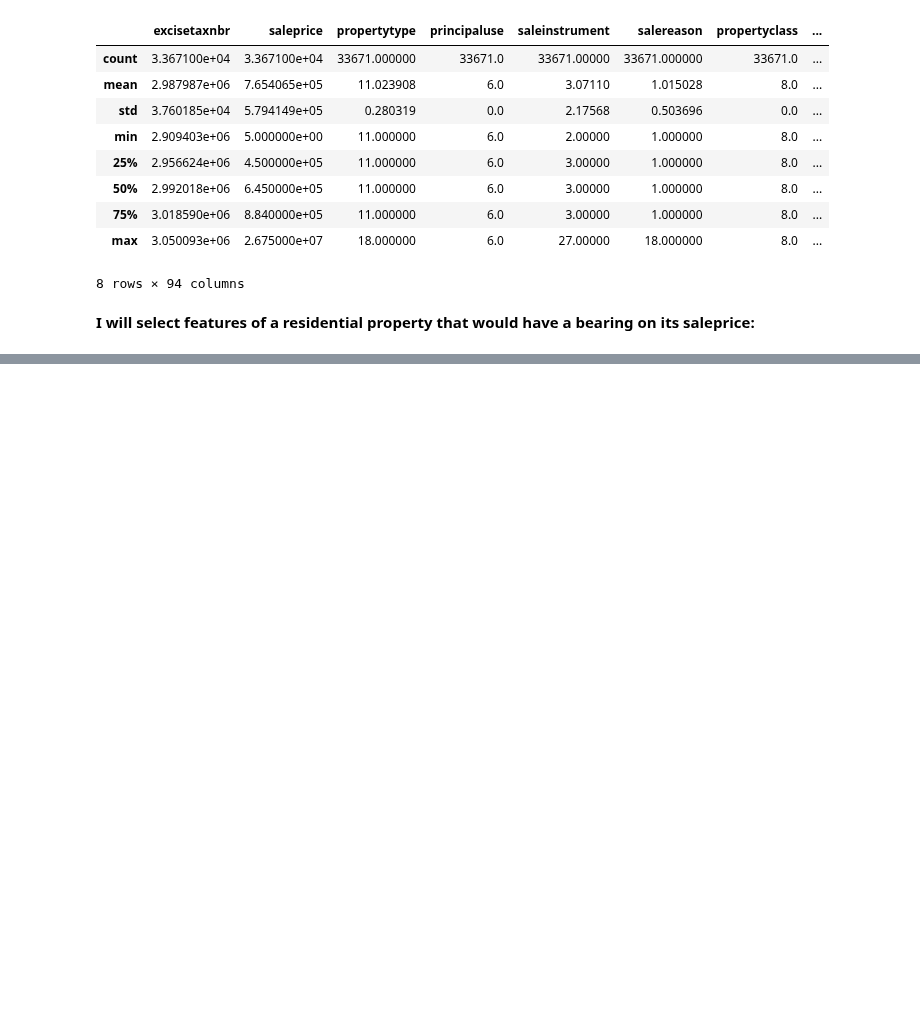
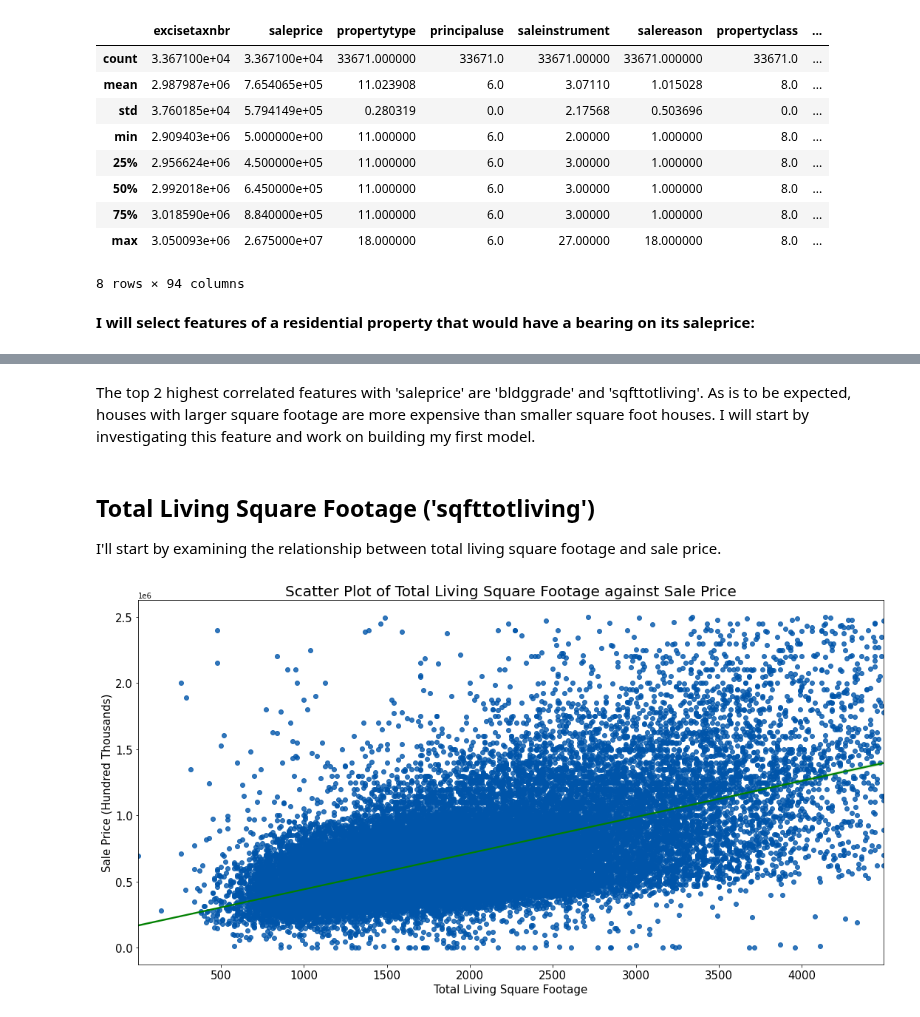
Before and after one commit to samtuleen/King-County-Home-Price-Predictors, a Jupyter notebook: notebooks/report/King County Home Price Predictors - An Analysis.ipynb, the cells around one changed output, grey strips where cells are left out. Drawn from its saved outputs; the diff is of its cells as text; code cells hidden in the pictures; blank space fills up the shorter version.

```diff
--- a/notebooks/report/King County Home Price Predictors - An Analysis.ipynb
+++ b/notebooks/report/King County Home Price Predictors - An Analysis.ipynb
@@ -588,0 +655,16 @@ NameError: name 'pd' is not defined
+# %% [markdown]
+The top 2 highest correlated features with 'saleprice' are 'bldggrade' and 'sqfttotliving'. As is to be expected, houses with larger square footage are more expensive than smaller square foot houses. I will start by investigating this feature and work on building my first model.
+# %% [markdown]
+## Total Living Square Footage ('sqfttotliving')
+I'll start by examining the relationship between total living square footage and sale price.
+# %%
+fig, ax = plt.subplots(figsize=(15,8))
+sns.regplot(x = 'sqfttotliving', y = 'saleprice', data = kc_data,
+            scatter_kws={"color": "#0055AA"}, line_kws={"color": "green"});
+ax.set_title('Scatter Plot of Total Living Square Footage against Sale Price', fontsize = 20)
+ax.tick_params(axis='both', labelsize=15)
+plt.xlabel('Total Living Square Footage', fontsize = 15)
+plt.ylabel('Sale Price (Hundred Thousands)', fontsize = 15)
+plt.tight_layout()
+# %% [output]
+[figure, added]
```
Also changed, not shown: parts of 23 cells of this notebook, 3 other files.
